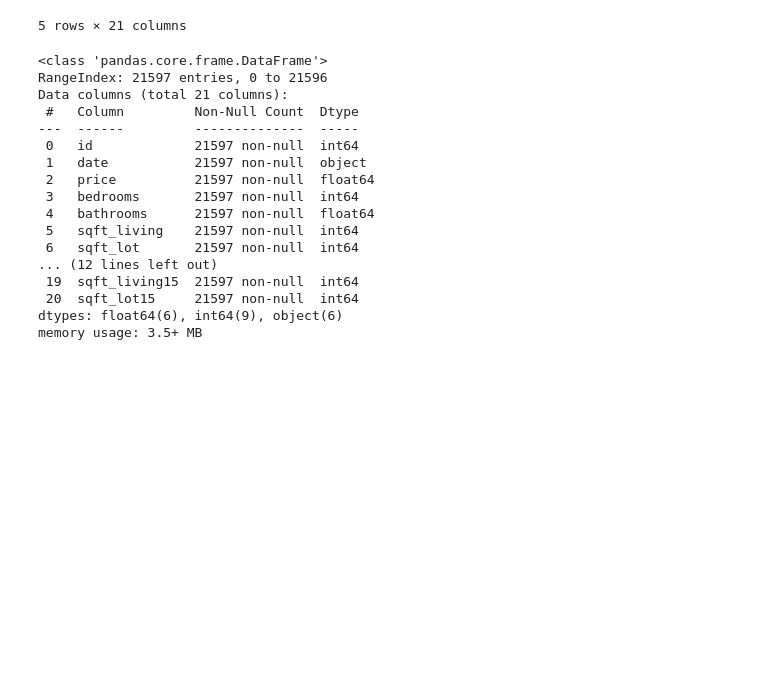
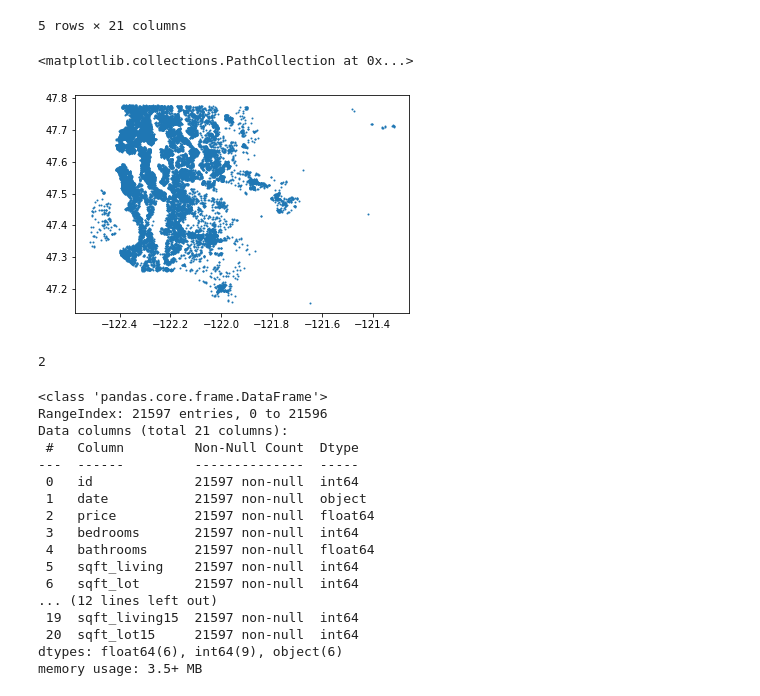
Before and after one commit to smashley-eakland/phase-2-project, a Jupyter notebook: GroupU_Project.ipynb, the cells around one changed output. Cells and saved outputs as stored; diff of their text form; code cells hidden in the pictures; blank space fills up the shorter version.

```diff
--- a/GroupU_Project.ipynb
+++ b/GroupU_Project.ipynb
@@ -64,6 +65,19 @@ df.head()
 | 3 | 2487200875 | 12/9/2014 | 604000.0 | 4 | 3.00 | 1960 | 5000 | 1.0 | NO | NONE | ... |
 | 4 | 1954400510 | 2/18/2015 | 510000.0 | 3 | 2.00 | 1680 | 8080 | 1.0 | NO | NONE | ... |
 5 rows × 21 columns
+# %%
+plt.scatter(df.long, df.lat, s=1)
+# %% [output]
+<matplotlib.collections.PathCollection at 0x...>
+[figure, added]
+# %%
+#id_df= df[df['id'].duplicated()]
+#cols = ['id']
+#id_df[cols] = id_df[id_df[cols] != 0][cols]
+#id_df.dropna(subset=cols, inplace=True)
+id_df.id.value_counts().max()
+# %% [output]
+2
 # %%
 df.info()
 # %% [output]
```
Also changed, not shown: parts of 87 cells of this notebook.
